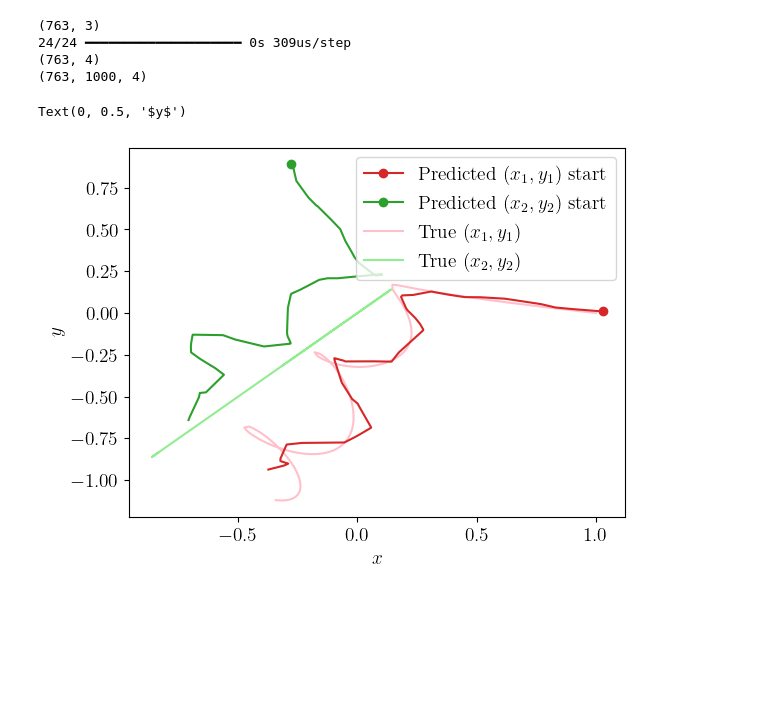
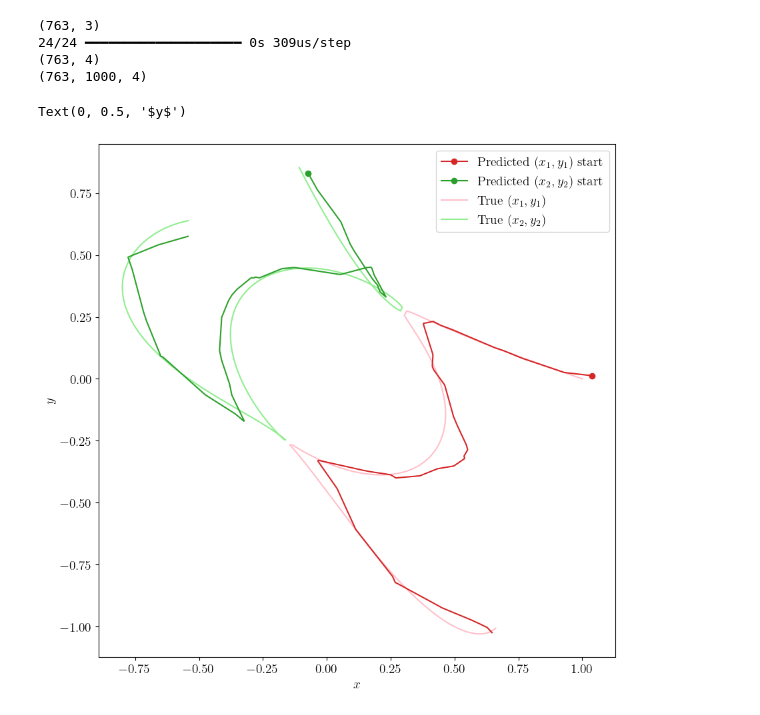
Before and after one commit to stommen/tif285-projects, a Jupyter notebook: project_2/project2_JHOS.ipynb, the cells around one changed output. Cells and saved outputs as stored; diff of their text form; code cells hidden in the pictures; blank space fills up the shorter version.

```diff
--- a/project_2/project2_JHOS.ipynb
+++ b/project_2/project2_JHOS.ipynb
@@ -261,18 +261,20 @@ print(trad.shape)
 (763, 1000, 4)
 # %%
 rand_n = rng.integers(0,val_data.shape[0])
+
+plt.figure(figsize=(10,10))
 
 plt.plot(trad[rand_n,0,0],trad[rand_n,0,1], color='tab:red',marker='o',label='Predicted $(x_1,y_1)$ start')
 plt.plot(trad[rand_n,0,2],trad[rand_n,0,3], color='tab:green',marker='o',label='Predicted $(x_2,y_2)$ start')
 plt.plot(val_targets[rand_n,:,0],val_targets[rand_n,:,1],label='True $(x_1,y_1)$',color = 'pink')
-plt.plot(val_targets[rand_n,:,2],val_targets[rand_n,:,2],label='True $(x_2,y_2)$',color = 'lightgreen')
+plt.plot(val_targets[rand_n,:,2],val_targets[rand_n,:,3],label='True $(x_2,y_2)$',color = 'lightgreen')
 plt.legend()
 plt.plot(trad[rand_n,:,0],trad[rand_n,:,1],label='Predicted $(x_1,y_1)$', color='tab:red')
 plt.plot(trad[rand_n,:,2],trad[rand_n,:,3],label='Predicted $(x_2,y_2)$',color = 'tab:green')
 
 
 plt.xlabel('$x$')
 plt.ylabel('$y$')
 # %% [output]
 Text(0, 0.5, '$y$')
-[figure, old version]
+[figure, new version]
```
